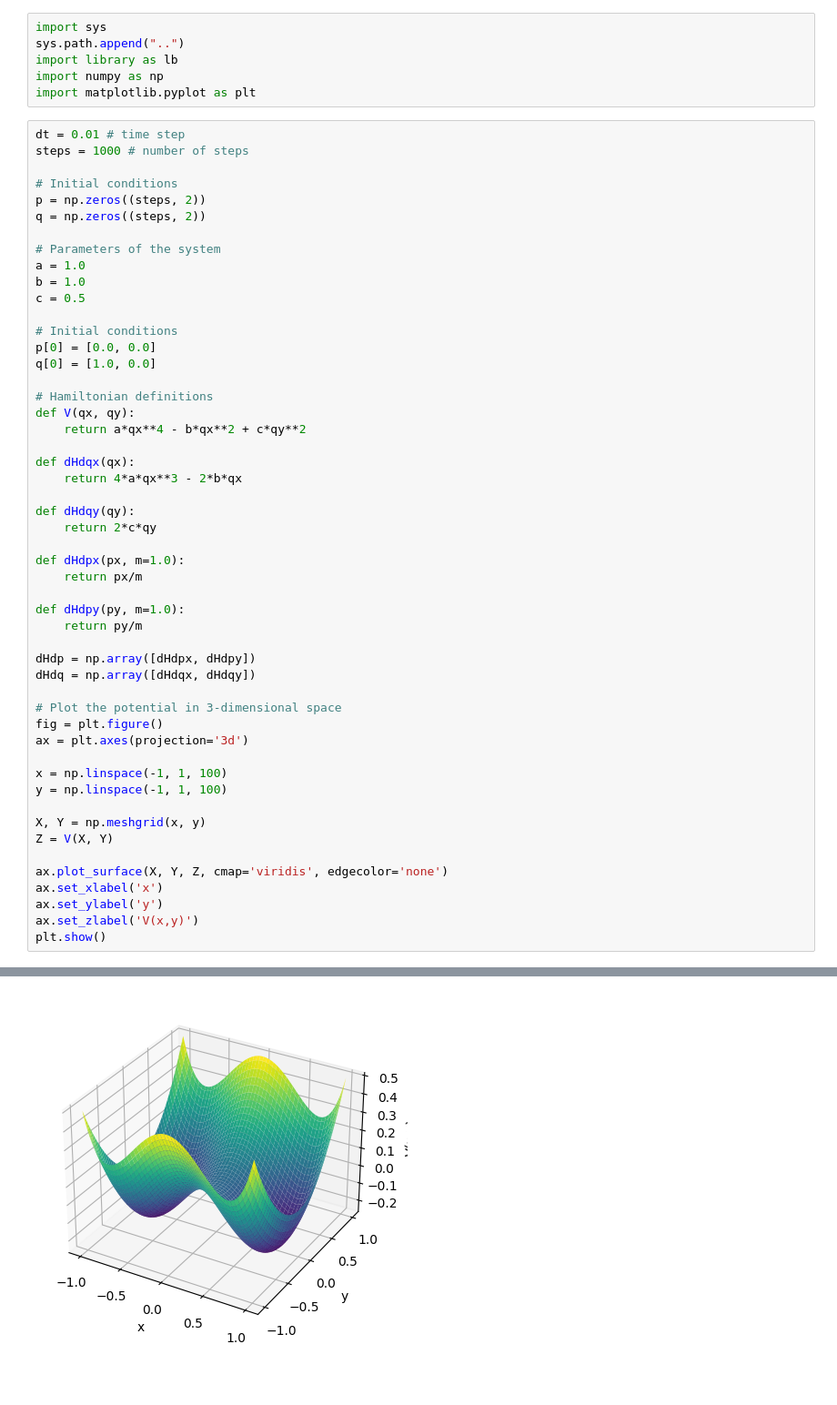
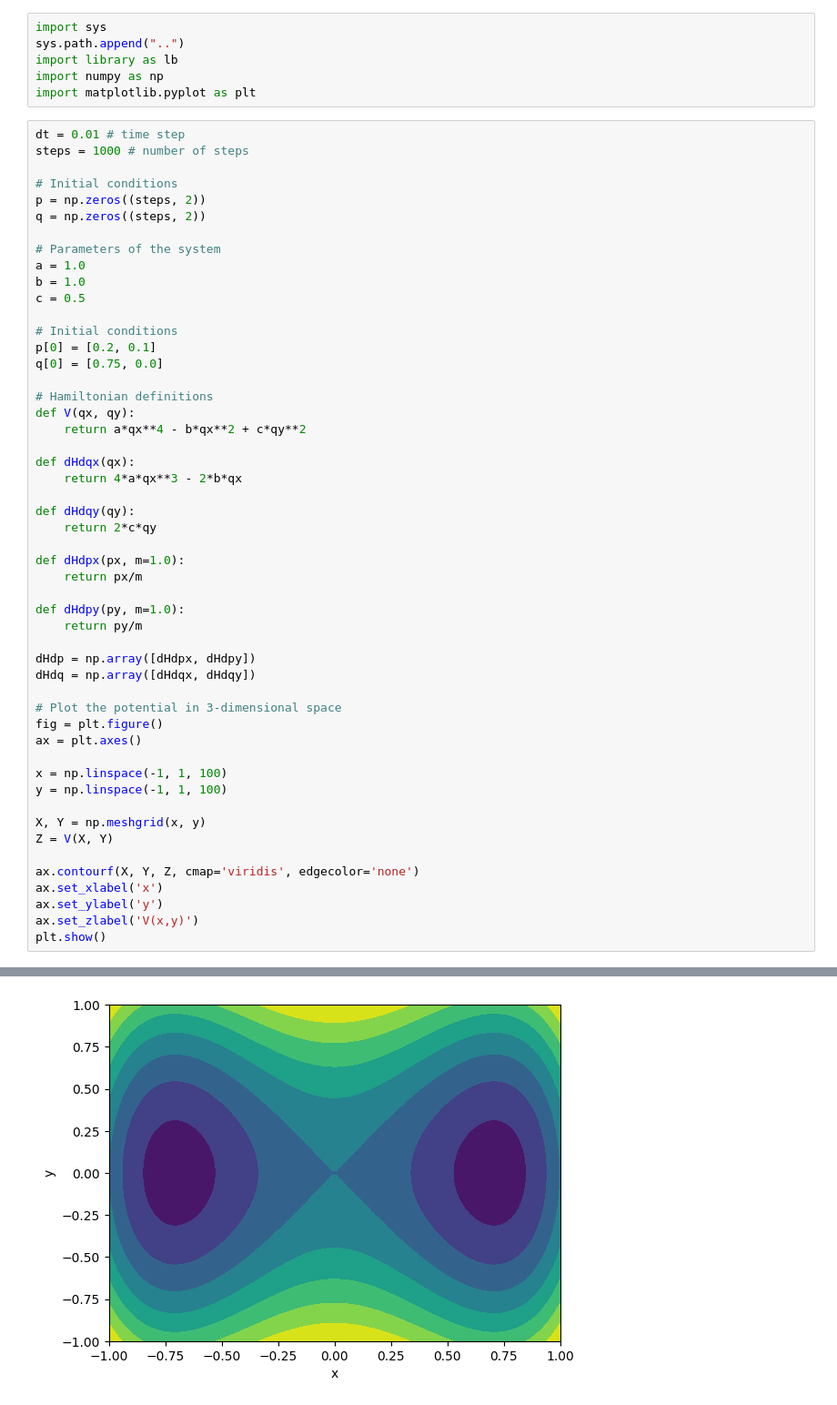
Before and after one commit to AlffonsoMV/PAMSProject, a Jupyter notebook: Code/Hamiltonian/sympl2d_euler_emthod.ipynb, the cells around one changed output, grey strips where cells are left out. Shown at 91% size. Drawn from its saved outputs; the diff is of its cells as text; blank space fills up the shorter version.

Commit message:
Slope and graphis : 2 and 3 bullet points

```diff
--- a/Code/Hamiltonian/sympl2d_euler_emthod.ipynb
+++ b/Code/Hamiltonian/sympl2d_euler_emthod.ipynb
@@ -18,8 +18,8 @@ b = 1.0
 c = 0.5
 
 # Initial conditions
-p[0] = [0.0, 0.0]
-q[0] = [1.0, 0.0]
+p[0] = [0.2, 0.1]
+q[0] = [0.75, 0.0]
 
 # Hamiltonian definitions
 def V(qx, qy):
@@ -42,7 +42,7 @@ dHdq = np.array([dHdqx, dHdqy])
 
 # Plot the potential in 3-dimensional space
 fig = plt.figure()
-ax = plt.axes(projection='3d')
+ax = plt.axes()
 
 x = np.linspace(-1, 1, 100)
 y = np.linspace(-1, 1, 100)
@@ -50,7 +50,7 @@ y = np.linspace(-1, 1, 100)
 X, Y = np.meshgrid(x, y)
 Z = V(X, Y)
 
-ax.plot_surface(X, Y, Z, cmap='viridis', edgecolor='none')
+ax.contourf(X, Y, Z, cmap='viridis', edgecolor='none')
 ax.set_xlabel('x')
 ax.set_ylabel('y')
 ax.set_zlabel('V(x,y)')
@@ -59,2 +60,2 @@ plt.show()
-[figure, old version]
+[figure, new version]
 # %%
```
Also changed, not shown: parts of 2 cells of this notebook, 2 other files.
